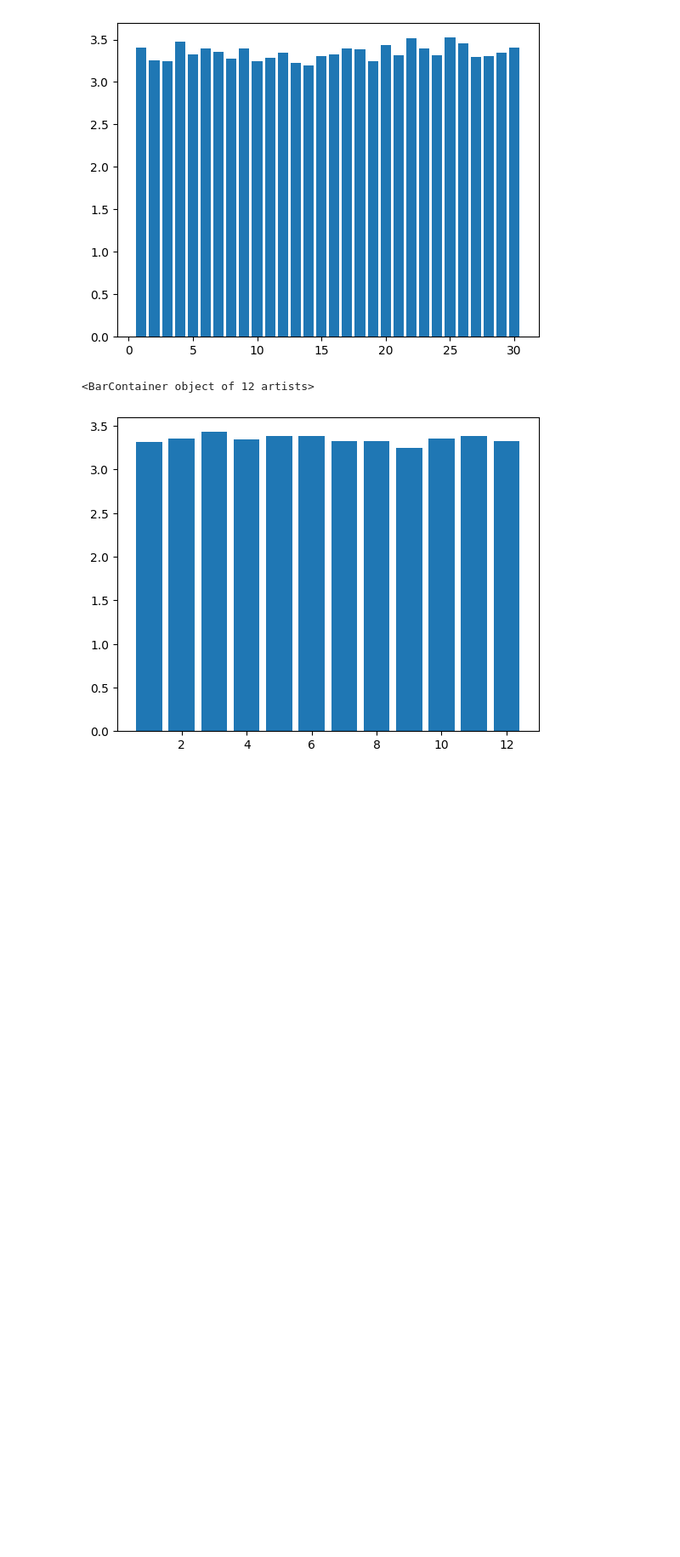
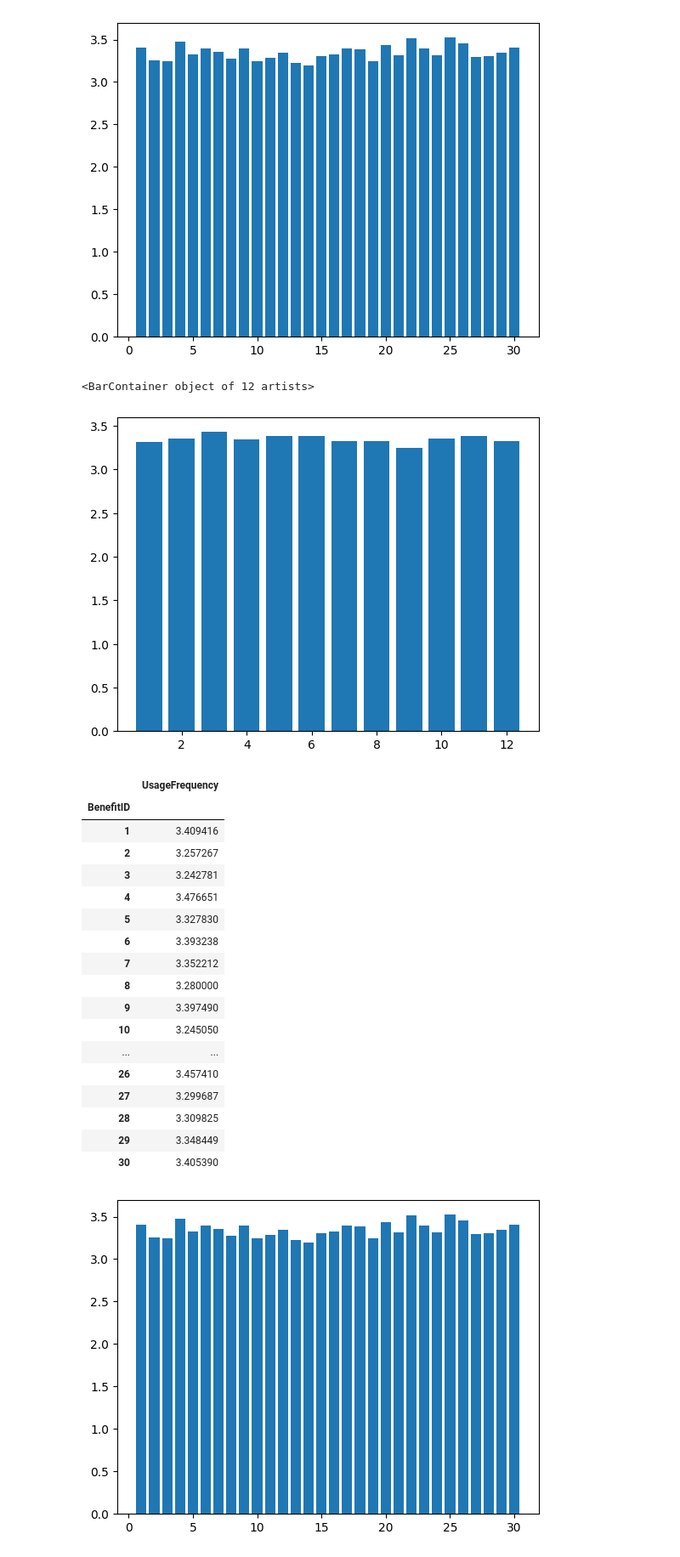
Before and after one commit to yoshimathur/adp_data_cap, a Jupyter notebook: yash_y_book.ipynb, the cells around one changed output. Shown at 85% size. Cells and saved outputs as stored; diff of their text form; code cells hidden in the pictures; blank space fills up the shorter version.

Commit message:
added usage process file

```diff
--- a/yash_y_book.ipynb
+++ b/yash_y_book.ipynb
@@ -21,3 +25,25 @@ plt.bar(month_mean_usage.index, month_mean_usage['UsageFrequency'])
 # %% [output]
 <BarContainer object of 12 artists>
 [figure]
+# %%
+average_utilization('BenefitID', usage)
+# %% [output]
+|  | UsageFrequency |
+| BenefitID |  |
+| 1 | 3.409416 |
+| 2 | 3.257267 |
+| 3 | 3.242781 |
+| 4 | 3.476651 |
+| 5 | 3.327830 |
+| 6 | 3.393238 |
+| 7 | 3.352212 |
+| 8 | 3.280000 |
+| 9 | 3.397490 |
+| 10 | 3.245050 |
+| ... | ... |
+| 26 | 3.457410 |
+| 27 | 3.299687 |
+| 28 | 3.309825 |
+| 29 | 3.348449 |
+| 30 | 3.405390 |
+[figure, added]
```
Also changed, not shown: parts of 1 cell of this notebook, 1 other file.
